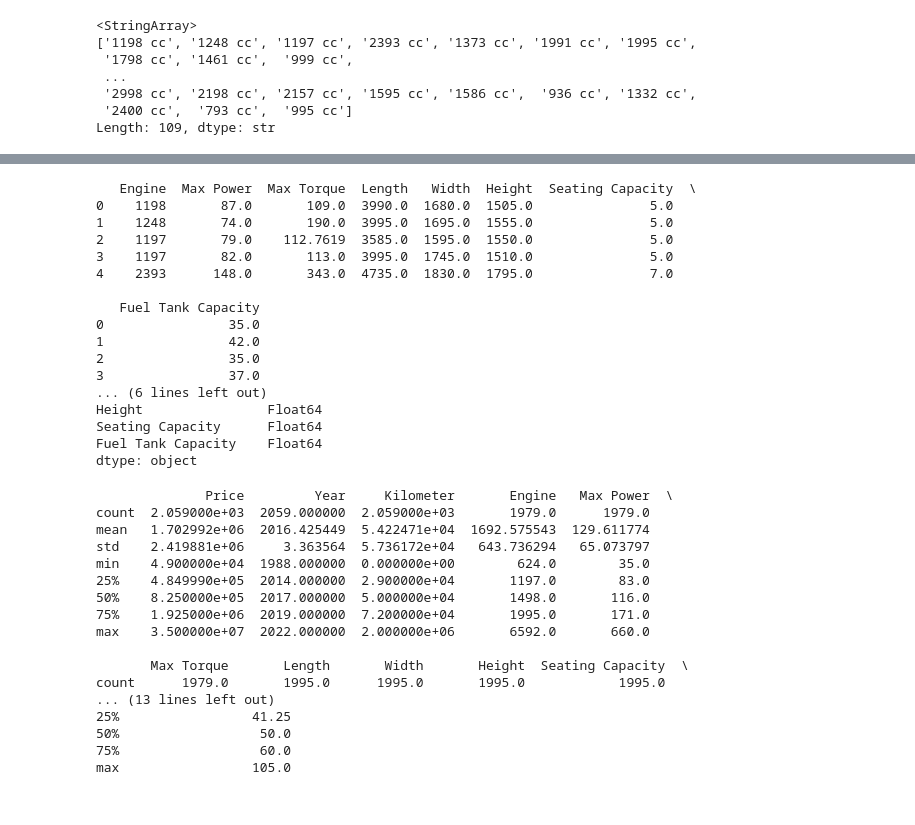
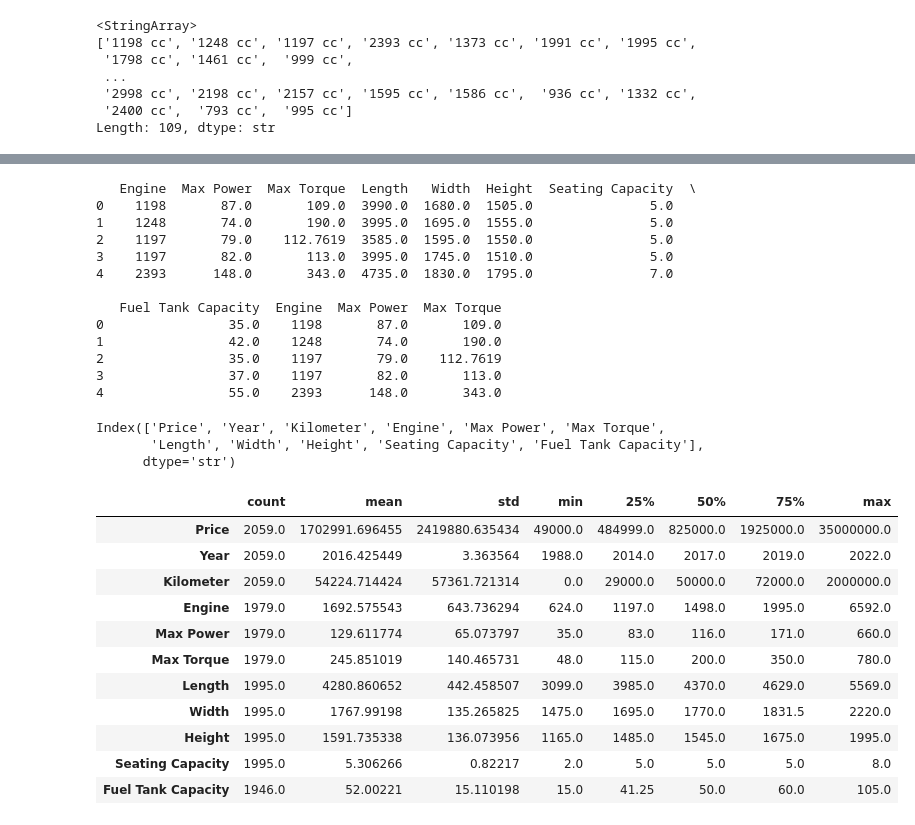
Before and after one commit to aarya25dh/analyzing-selling-price-of-used-cars-using-python, a Jupyter notebook: notebooks/cars.ipynb, the cells around one changed output, grey strips where cells are left out. Cells and saved outputs as stored; diff of their text form; code cells hidden in the pictures.

```diff
--- a/notebooks/cars.ipynb
+++ b/notebooks/cars.ipynb
@@ -91,7 +71,10 @@ numeric_cols = [
     "Width",
     "Height",
     "Seating Capacity",
-    "Fuel Tank Capacity"
+    "Fuel Tank Capacity",
+    "Engine",
+    "Max Power",
+    "Max Torque"
 ]
 
 # Extract the first numeric value from each column
@@ -104,7 +87,6 @@ df.to_csv("../data/processed/car_new_details.csv",index=False)
 
 # Check the result
 print(df[numeric_cols].head())
-print(df[numeric_cols].dtypes)
 # %% [output]
    Engine  Max Power  Max Torque  Length   Width  Height  Seating Capacity  \
 0    1198       87.0       109.0  3990.0  1680.0  1505.0               5.0
@@ -113,33 +95,31 @@ print(df[numeric_cols].dtypes)
 3    1197       82.0       113.0  3995.0  1745.0  1510.0               5.0
 4    2393      148.0       343.0  4735.0  1830.0  1795.0               7.0
 
-   Fuel Tank Capacity
-0                35.0
-1                42.0
-2                35.0
-3                37.0
-... (6 lines left out)
-Height                Float64
-Seating Capacity      Float64
-Fuel Tank Capacity    Float64
-dtype: object
+   Fuel Tank Capacity  Engine  Max Power  Max Torque
+0                35.0    1198       87.0       109.0
+1                42.0    1248       74.0       190.0
+2                35.0    1197       79.0    112.7619
+3                37.0    1197       82.0       113.0
+4                55.0    2393      148.0       343.0
-# %%
-print(df.select_dtypes(include="number").describe())
-# %% [output]
-              Price         Year     Kilometer       Engine   Max Power  \
-count  2.059000e+03  2059.000000  2.059000e+03       1979.0      1979.0
-mean   1.702992e+06  2016.425449  5.422471e+04  1692.575543  129.611774
-std    2.419881e+06     3.363564  5.736172e+04   643.736294   65.073797
-min    4.900000e+04  1988.000000  0.000000e+00        624.0        35.0
-25%    4.849990e+05  2014.000000  2.900000e+04       1197.0        83.0
-50%    8.250000e+05  2017.000000  5.000000e+04       1498.0       116.0
-75%    1.925000e+06  2019.000000  7.200000e+04       1995.0       171.0
-max    3.500000e+07  2022.000000  2.000000e+06       6592.0       660.0
-
-       Max Torque       Length       Width       Height  Seating Capacity  \
-count      1979.0       1995.0      1995.0       1995.0            1995.0
-... (13 lines left out)
-25%                 41.25
-50%                  50.0
-75%                  60.0
-max                 105.0
+# %%
+numeric_columns = df.select_dtypes(include="number").columns
+print(numeric_columns)
+# %% [output]
+Index(['Price', 'Year', 'Kilometer', 'Engine', 'Max Power', 'Max Torque',
+       'Length', 'Width', 'Height', 'Seating Capacity', 'Fuel Tank Capacity'],
+      dtype='str')
+# %%
+df[numeric_columns].describe().T
+# %% [output]
+|  | count | mean | std | min | 25% | 50% | 75% | max |
+| Price | 2059.0 | 1702991.696455 | 2419880.635434 | 49000.0 | 484999.0 | 825000.0 | 1925000.0 | 35000000.0 |
+| Year | 2059.0 | 2016.425449 | 3.363564 | 1988.0 | 2014.0 | 2017.0 | 2019.0 | 2022.0 |
+| Kilometer | 2059.0 | 54224.714424 | 57361.721314 | 0.0 | 29000.0 | 50000.0 | 72000.0 | 2000000.0 |
+| Engine | 1979.0 | 1692.575543 | 643.736294 | 624.0 | 1197.0 | 1498.0 | 1995.0 | 6592.0 |
+| Max Power | 1979.0 | 129.611774 | 65.073797 | 35.0 | 83.0 | 116.0 | 171.0 | 660.0 |
+| Max Torque | 1979.0 | 245.851019 | 140.465731 | 48.0 | 115.0 | 200.0 | 350.0 | 780.0 |
+| Length | 1995.0 | 4280.860652 | 442.458507 | 3099.0 | 3985.0 | 4370.0 | 4629.0 | 5569.0 |
+| Width | 1995.0 | 1767.99198 | 135.265825 | 1475.0 | 1695.0 | 1770.0 | 1831.5 | 2220.0 |
+| Height | 1995.0 | 1591.735338 | 136.073956 | 1165.0 | 1485.0 | 1545.0 | 1675.0 | 1995.0 |
+| Seating Capacity | 1995.0 | 5.306266 | 0.82217 | 2.0 | 5.0 | 5.0 | 5.0 | 8.0 |
+| Fuel Tank Capacity | 1946.0 | 52.00221 | 15.110198 | 15.0 | 41.25 | 50.0 | 60.0 | 105.0 |
```
Also changed, not shown: parts of 24 cells of this notebook, 3 other files.
